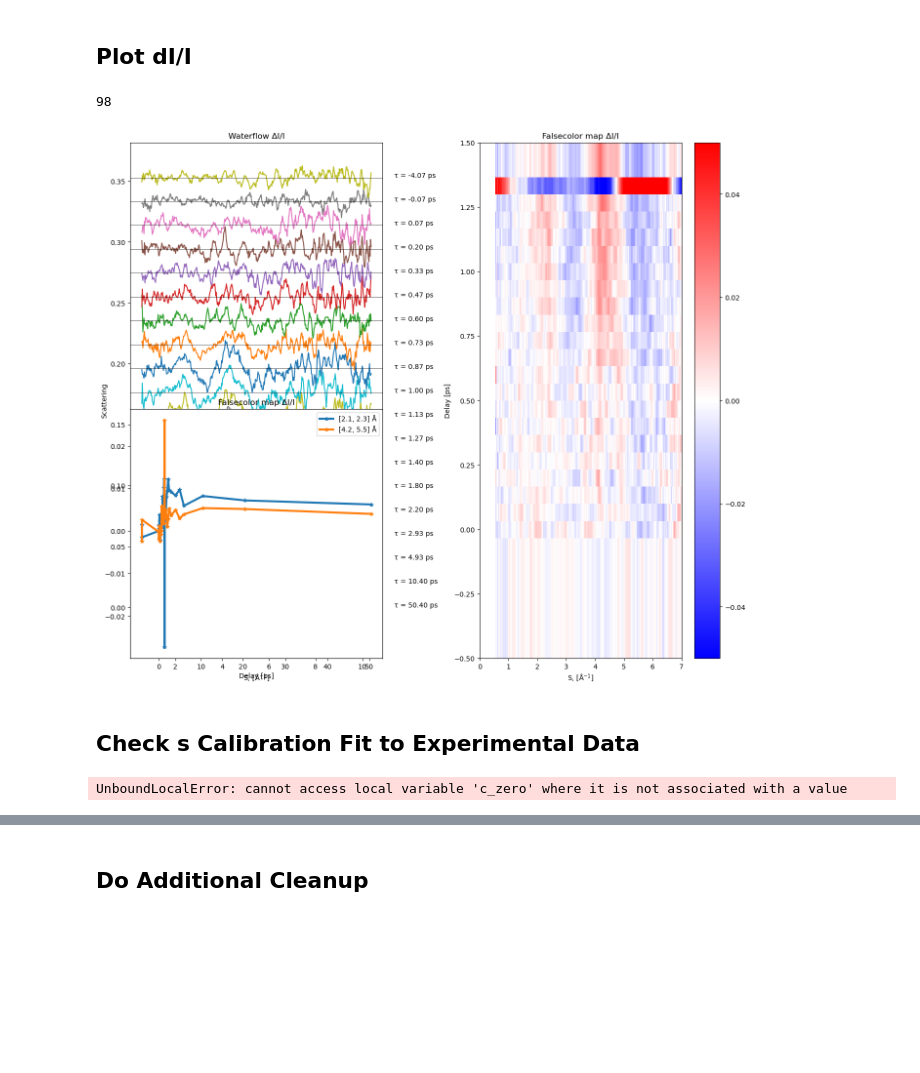
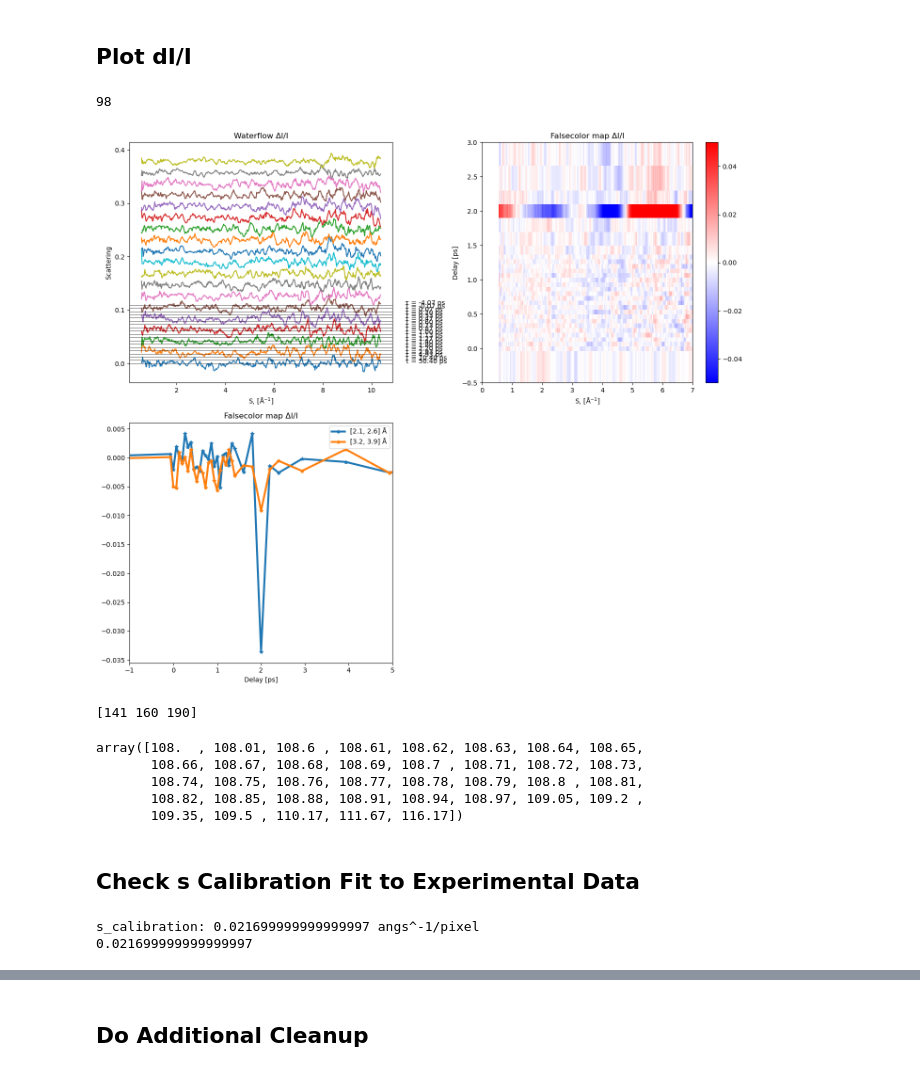
Before and after one commit to lheald2/gued, a Jupyter notebook: PDF_Generation.ipynb, the cells around one changed output, grey strips where cells are left out. Cells and saved outputs as stored; diff of their text form; code cells hidden in the pictures; blank space fills up the shorter version.

```diff
--- a/PDF_Generation.ipynb
+++ b/PDF_Generation.ipynb
@@ -121,4 +121,5 @@ plt.show()
 ## Load Experimental Data
 # %%
 file_name = "_o-ntph_data_2024-06-13.h5"
-group_name = "s4"
+group_name = "s1"
+run_number = 2
@@ -132,3 +142,10 @@ KeyError: "Unable to open object (object 's4' doesn't exist)"
+# %%
+bad_idx = [42, 76, 93, 144, 163, 193]
+
+mask = np.ones(combined_stage.shape, dtype=bool)
+mask[bad_idx] = False
+
+combined_stage = combined_stage[mask]
 # %% [markdown]
 ## Set Up Independent variables
 # %%
@@ -174,49 +191,63 @@ norm_ref = np.nanmean(azimuthal_data[:N_ref],axis=0)         # Reference signal
 
 dI_I = (azimuthal_data-norm_ref)/norm_ref # Calculate the percentage difference signal
 
-dI_I_fit = gued.power_fit(dI_I, s)
+dI_I_fit = gued.poly_fit(dI_I, s)
 
 # Plot a figure of the time-depdendent signal of scattering percentage difference.
+
 plt.figure(figsize=(14,12))
 
-plt.subplot(1,2,1)
+plt.subplot(2,2,1)
 for i in range(stage_len):
     if i%2 == 0:
         plt.plot(s,dI_I_fit[stage_len-i-1] + np.nanmax(dI_I_fit)*(i)/15)
-        plt.text(s[-1]+1,np.nanmax(dI_I_fit)*(i)/15, r'τ = {0:.2f} ps'.format(realtime[stage_len-i-1]))
-        plt.axhline(y = np.nanmax(dI_I_fit)*(i)/15, color = 'k', linestyle = '-',linewidth=0.5)
+        plt.text(s[-1]+1,np.nanmax(dI_I)*(i)/15, r'τ = {0:.2f} ps'.format(realtime[stage_len-i-1]))
+        plt.axhline(y = np.nanmax(dI_I)*(i)/15, color = 'k', linestyle = '-',linewidth=0.5)
 plt.xlabel(r'S, ['+angs+'$^{-1}$]')
 plt.ylabel('Scattering')
 plt.title('Waterflow ΔI/I')
 
-plt.subplot(1,2,2)
+plt.subplot(2,2,2)
 plt.pcolor(s,realtime,dI_I_fit,cmap='bwr')
 plt.clim(vmin=-0.05, vmax=0.05)
 plt.colorbar()
-plt.ylim(-0.5, 1.5)
+plt.ylim(-0.5, 3)
 plt.xlim(0, 7)
 plt.xlabel(r'S, ['+angs+'$^{-1}$]')
 plt.ylabel('Delay [ps]')
 plt.title('Falsecolor map ΔI/I')
 
 plt.subplot(2,2,3)
-RoI_1 = [2.1, 2.3]
-RoI_2 = [4.2, 5.5]
+RoI_1 = [2.1, 2.6]
+RoI_2 = [3.2, 3.9]
 print(round(RoI_1[0]/0.0215))
 Inte_1 = dI_I_fit[:,round(RoI_1[0]/s_cali):round(RoI_1[1]/s_cali)].mean(axis=1)
 Inte_2 = dI_I_fit[:,round(RoI_2[0]/s_cali):round(RoI_2[1]/s_cali)].mean(axis=1)
 plt.plot(realtime,Inte_1,'-*',linewidth=3,label=str(RoI_1)+' '+angs)
 plt.plot(realtime,Inte_2,'-*',linewidth=3,label=str(RoI_2)+' '+angs)
+plt.xlim(-1, 5)
 plt.legend()
 plt.xlabel('Integrated Yield [arb.]')
 plt.xlabel('Delay [ps]')
 plt.title('Falsecolor map ΔI/I')
 
 plt.tight_layout()
 plt.show()
 # %% [output]
 98
-[figure, old version]
+[figure, new version]
+# %%
+print(np.where(combined_stage==108.8)[0])
+# %% [output]
+[141 160 190]
+# %%
+uni_stage
+# %% [output]
+array([108.  , 108.01, 108.6 , 108.61, 108.62, 108.63, 108.64, 108.65,
+       108.66, 108.67, 108.68, 108.69, 108.7 , 108.71, 108.72, 108.73,
+       108.74, 108.75, 108.76, 108.77, 108.78, 108.79, 108.8 , 108.81,
+       108.82, 108.85, 108.88, 108.91, 108.94, 108.97, 109.05, 109.2 ,
+       109.35, 109.5 , 110.17, 111.67, 116.17])
 # %% [markdown]
 ## Check s Calibration Fit to Experimental Data
 # %%
@@ -236,7 +267,8 @@ right  = 9.5     # Right side range in S
 s_cali = gt.scan_s_calibration(0.0215, 0.025, left,right,f,s000,s_max,coor,atom_sum,damp_const,r_max, norm_ref)
 print(s_cali)
 # %% [output]
-UnboundLocalError: cannot access local variable 'c_zero' where it is not associated with a value
+s_calibration: 0.021699999999999997 angs^-1/pixel
+0.021699999999999997
 # %%
 # (4) Extratin the static scattering signal
 s_cali = 0.0226
```
Also changed, not shown: parts of 10 cells of this notebook, 4 other files.
